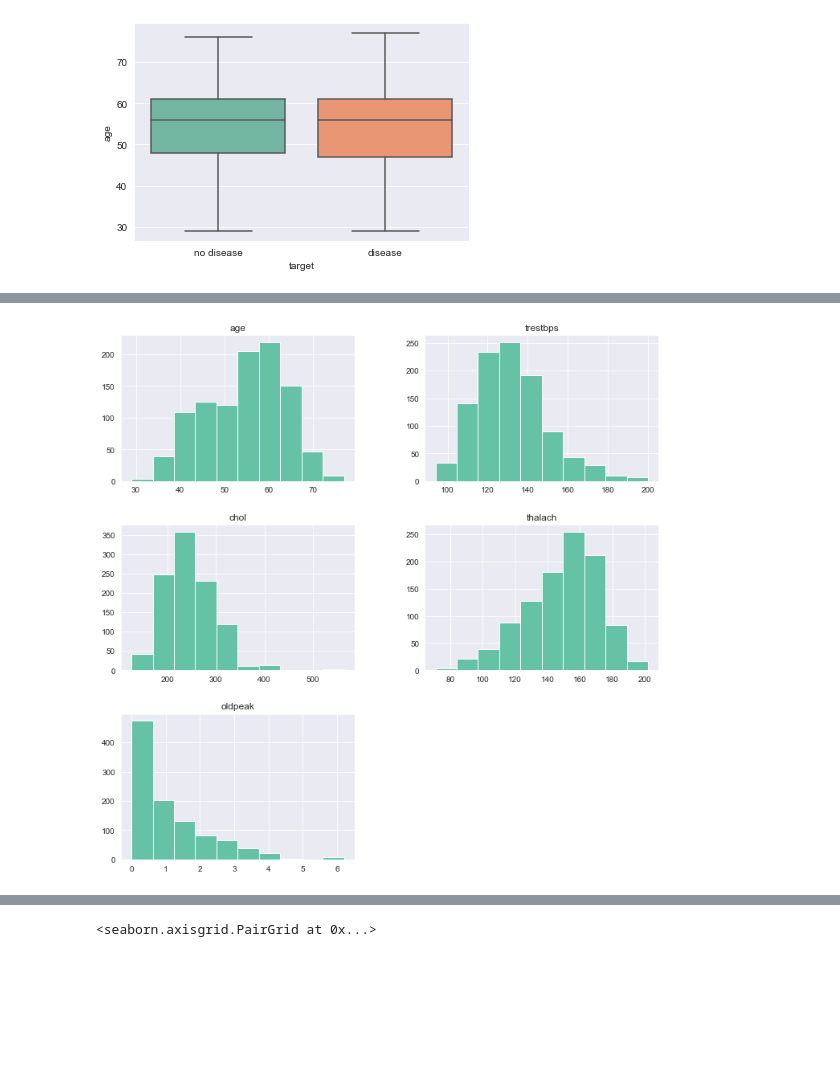
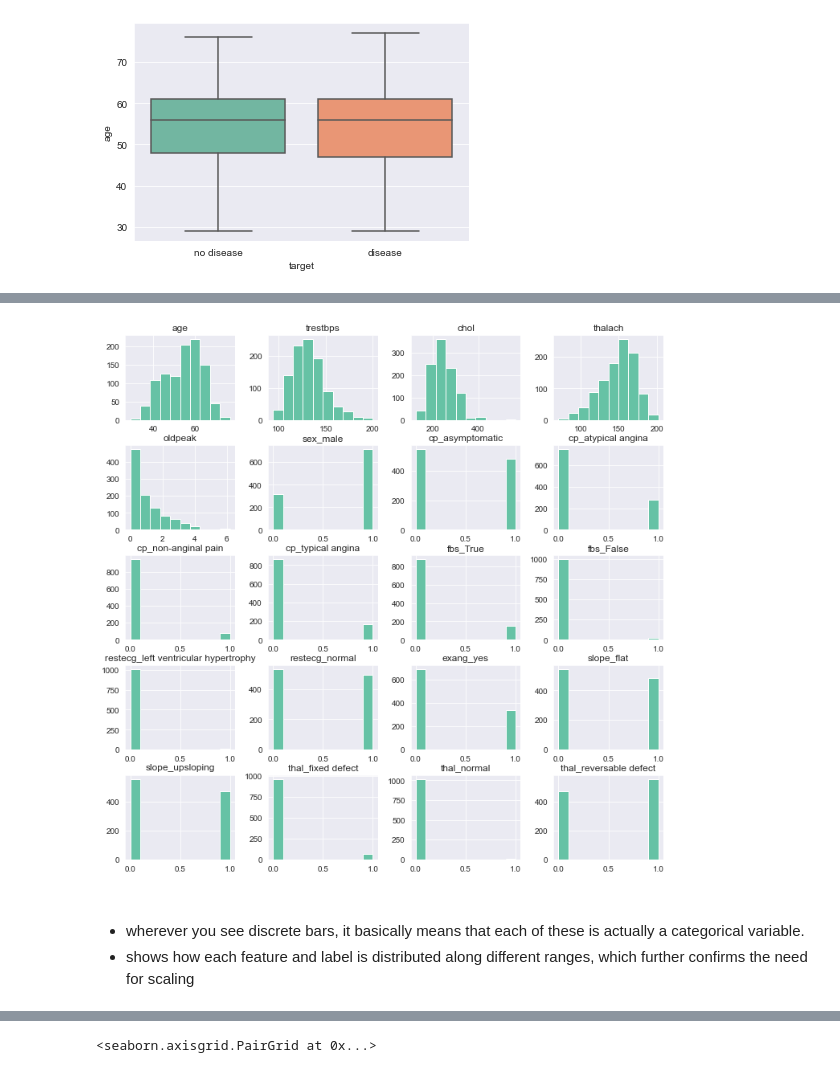
Before and after one commit to samridhisehgal97/HEART-DISEASE-PREDICTIONS-AND-ANALYSIS, a Jupyter notebook: Project-Copy1.ipynb, the cells around one changed output, grey strips where cells are left out. Saved outputs shown, nothing was run; the diff lists cells and outputs as text; code cells hidden in the pictures; blank space fills up the shorter version.

```diff
--- a/Project-Copy1.ipynb
+++ b/Project-Copy1.ipynb
@@ -458,0 +524,5 @@ sns.heatmap(df.corr(),annot=True,cmap="magma",fmt='.2f')
+# %%
+plt.figure(figsize=(25,12))
+sns.set_context('notebook',font_scale = 1.5)
+sns.barplot(x=data.age.value_counts()[:10].index,y=data.age.value_counts()[:10].values)
+plt.tight_layout()
@@ -476,5 +566,9 @@ sns.boxplot(data=data,x='target',y='age')
 # %%
-data.hist(figsize=(12,12))
+X.hist(figsize=(12,12))
 plt.savefig('featuresplot')
 # %% [output]
-[figure, old version]
+[figure, new version]
+# %% [markdown]
+###
+- wherever you see discrete bars, it basically means that each of these is actually a categorical variable.
+- shows how each feature and label is distributed along different ranges, which further confirms the need for scaling
```
Also changed, not shown: parts of 22 cells of this notebook.
